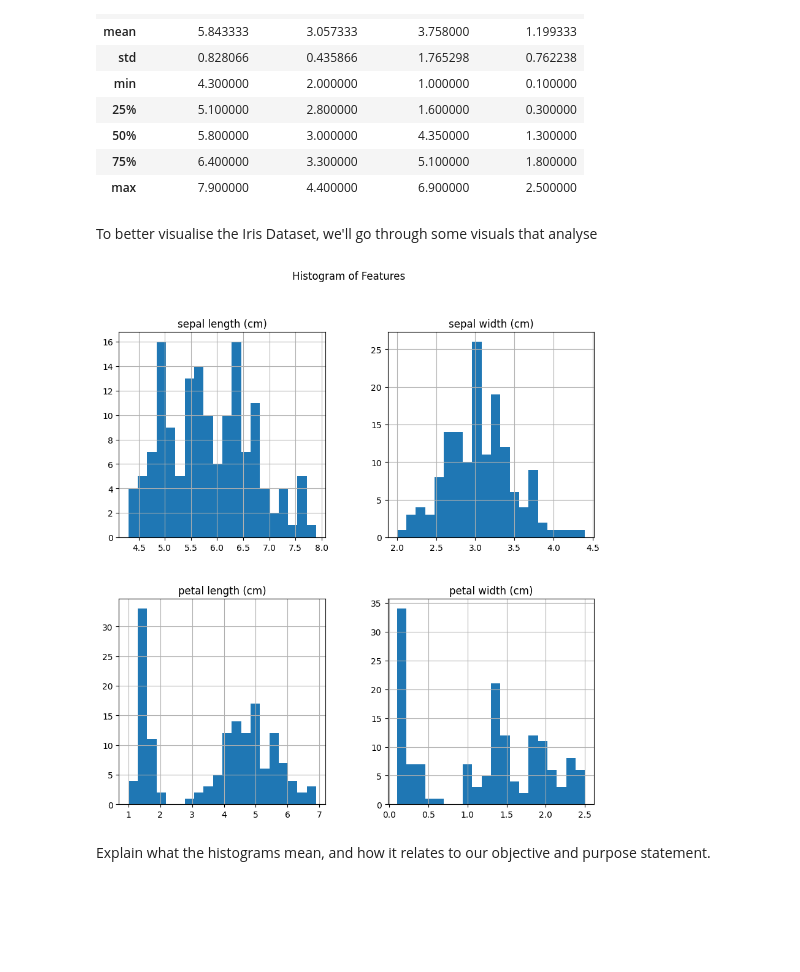
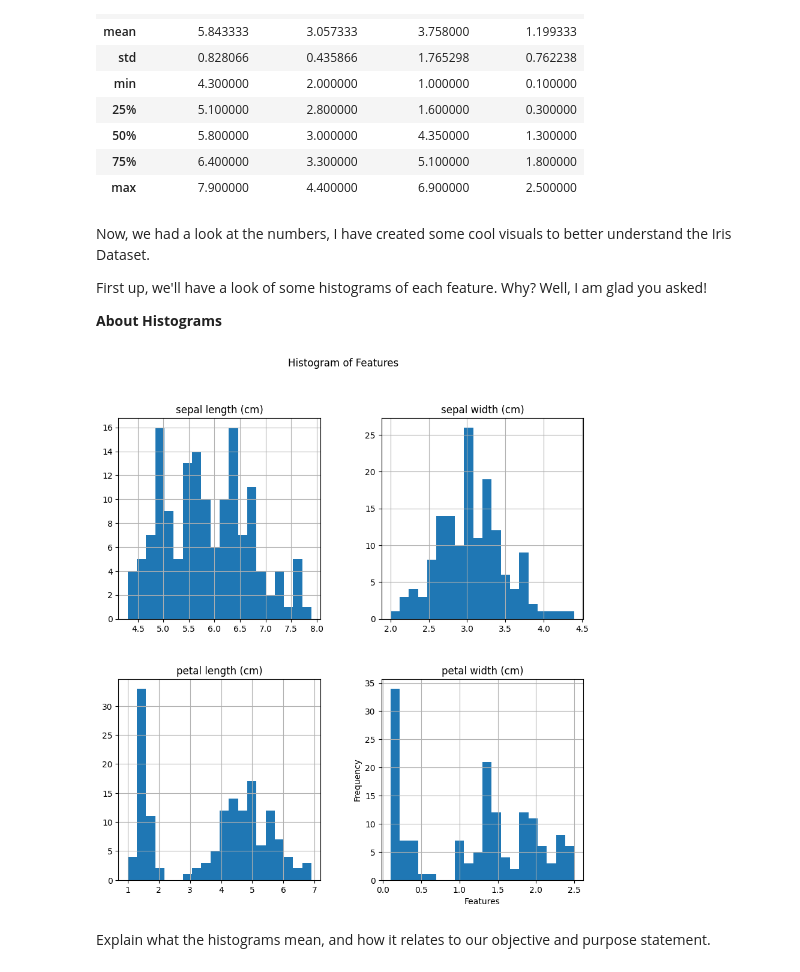
Before and after one commit to marianemcgrath/pands_project, a Jupyter notebook: analysis.ipynb, the cells around one changed output. Saved outputs shown, nothing was run; the diff lists cells and outputs as text; code cells hidden in the pictures; blank space fills up the shorter version.

```diff
--- a/analysis.ipynb
+++ b/analysis.ipynb
@@ -110,20 +130,29 @@ display (df.describe())
 | 75% | 6.400000 | 3.300000 | 5.100000 | 1.800000 |
 | max | 7.900000 | 4.400000 | 6.900000 | 2.500000 |
 # %% [markdown]
-To better visualise the Iris Dataset, we'll go through some visuals that analyse
+Now, we had a look at the numbers, I have created some cool visuals to better understand the Iris Dataset.
+
+First up, we'll have a look of some histograms of each feature. Why? Well, I am glad you asked!
+
+**About Histograms**
 # %%
 # We have to plot a histogram for each feature
 df.hist(figsize=(10, 10), bins=20)
 
 # Now we'll add a title
 plt.suptitle('Histogram of Features')
+# We'll add a title to the x-axis
+plt.xlabel('Features')
+# We'll add a title to the y-axis
+plt.ylabel('Frequency')
 
 # Showing the plot
 plt.show()
 
+
 # Source: https://flexiple.com/python/exploratory-data-analysis-on-iris-dataset#:~:text=2.%20Relation%20between%20Variables (Plotting a histogram in Python)
 # %% [output]
-[figure, old version]
+[figure, new version]
 # %% [markdown]
 Explain what the histograms mean, and how it relates to our objective and purpose statement.
 # %% [markdown]
```
Also changed, not shown: parts of 6 cells of this notebook, 1 other file.
